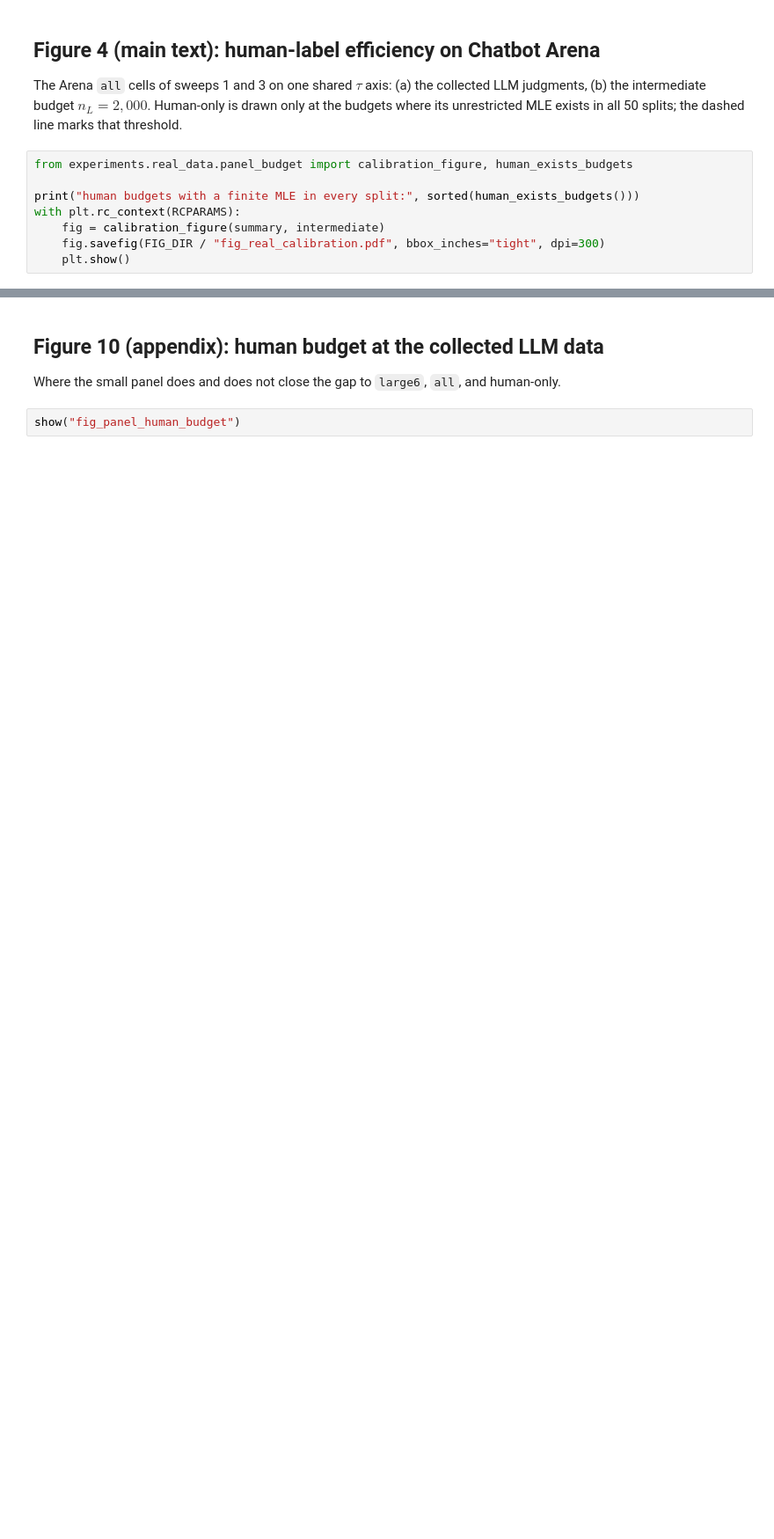
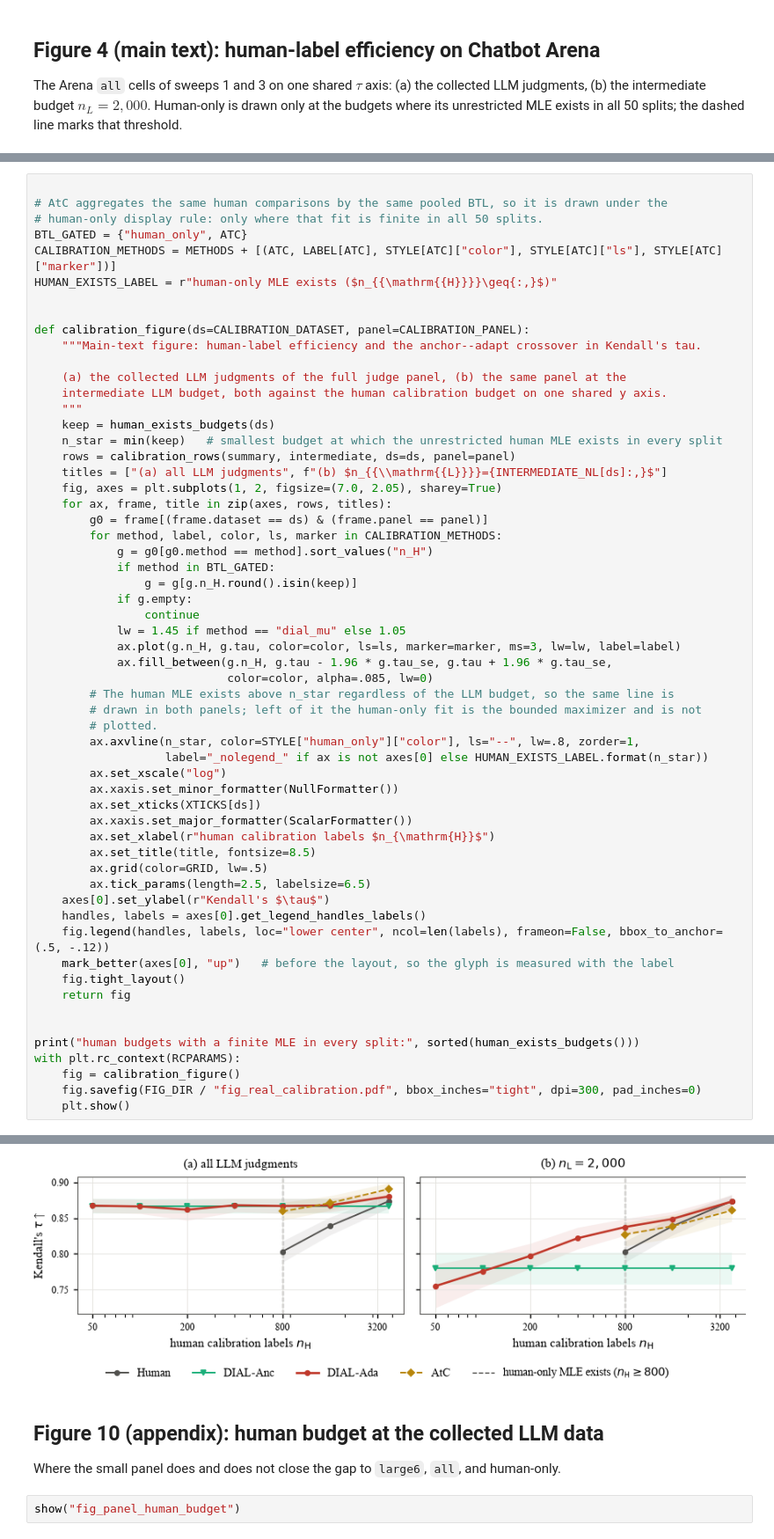
Before and after one commit to JinHongDu-Lab/DIAL, a Jupyter notebook: notebooks/3_real_data_calibration.ipynb, the cells around one changed output, grey strips where cells are left out. Shown at 88% size. Cells and saved outputs as stored; diff of their text form; blank space fills up the shorter version.

```diff
--- a/notebooks/3_real_data_calibration.ipynb
+++ b/notebooks/3_real_data_calibration.ipynb
@@ -54,11 +169,3 @@ print(f"{len(summary)} budget/llm_budget rows, {len(intermediate)} intermediate
 
 The Arena `all` cells of sweeps 1 and 3 on one shared $\tau$ axis: (a) the collected LLM judgments, (b) the intermediate budget $n_L=2{,}000$.
 Human-only is drawn only at the budgets where its unrestricted MLE exists in all 50 splits; the dashed line marks that threshold.
-# %%
-from experiments.real_data.panel_budget import calibration_figure, human_exists_budgets
-
-print("human budgets with a finite MLE in every split:", sorted(human_exists_budgets()))
-with plt.rc_context(RCPARAMS):
-    fig = calibration_figure(summary, intermediate)
-    fig.savefig(FIG_DIR / "fig_real_calibration.pdf", bbox_inches="tight", dpi=300)
-    plt.show()
@@ -67,0 +172,59 @@ human budgets with a finite MLE in every split: [800, 1600, 3802]
+# %%
+
+# AtC aggregates the same human comparisons by the same pooled BTL, so it is drawn under the
+# human-only display rule: only where that fit is finite in all 50 splits.
+BTL_GATED = {"human_only", ATC}
+CALIBRATION_METHODS = METHODS + [(ATC, LABEL[ATC], STYLE[ATC]["color"], STYLE[ATC]["ls"], STYLE[ATC]["marker"])]
+HUMAN_EXISTS_LABEL = r"human-only MLE exists ($n_{{\mathrm{{H}}}}\geq{:,}$)"
+
+
+def calibration_figure(ds=CALIBRATION_DATASET, panel=CALIBRATION_PANEL):
+    """Main-text figure: human-label efficiency and the anchor--adapt crossover in Kendall's tau.
+
+    (a) the collected LLM judgments of the full judge panel, (b) the same panel at the
+    intermediate LLM budget, both against the human calibration budget on one shared y axis.
+    """
+    keep = human_exists_budgets(ds)
+    n_star = min(keep)   # smallest budget at which the unrestricted human MLE exists in every split
+    rows = calibration_rows(summary, intermediate, ds=ds, panel=panel)
+    titles = ["(a) all LLM judgments", f"(b) $n_{{\\mathrm{{L}}}}={INTERMEDIATE_NL[ds]:,}$"]
+    fig, axes = plt.subplots(1, 2, figsize=(7.0, 2.05), sharey=True)
+    for ax, frame, title in zip(axes, rows, titles):
+        g0 = frame[(frame.dataset == ds) & (frame.panel == panel)]
+        for method, label, color, ls, marker in CALIBRATION_METHODS:
+            g = g0[g0.method == method].sort_values("n_H")
+            if method in BTL_GATED:
+                g = g[g.n_H.round().isin(keep)]
+            if g.empty:
+                continue
+            lw = 1.45 if method == "dial_mu" else 1.05
+            ax.plot(g.n_H, g.tau, color=color, ls=ls, marker=marker, ms=3, lw=lw, label=label)
+            ax.fill_between(g.n_H, g.tau - 1.96 * g.tau_se, g.tau + 1.96 * g.tau_se,
+                            color=color, alpha=.085, lw=0)
+        # The human MLE exists above n_star regardless of the LLM budget, so the same line is
+        # drawn in both panels; left of it the human-only fit is the bounded maximizer and is not
+        # plotted.
+        ax.axvline(n_star, color=STYLE["human_only"]["color"], ls="--", lw=.8, zorder=1,
+                   label="_nolegend_" if ax is not axes[0] else HUMAN_EXISTS_LABEL.format(n_star))
+        ax.set_xscale("log")
+        ax.xaxis.set_minor_formatter(NullFormatter())
+        ax.set_xticks(XTICKS[ds])
+        ax.xaxis.set_major_formatter(ScalarFormatter())
+        ax.set_xlabel(r"human calibration labels $n_{\mathrm{H}}$")
+        ax.set_title(title, fontsize=8.5)
+        ax.grid(color=GRID, lw=.5)
+        ax.tick_params(length=2.5, labelsize=6.5)
+    axes[0].set_ylabel(r"Kendall's $\tau$")
+    handles, labels = axes[0].get_legend_handles_labels()
+    fig.legend(handles, labels, loc="lower center", ncol=len(labels), frameon=False, bbox_to_anchor=(.5, -.12))
+    mark_better(axes[0], "up")   # before the layout, so the glyph is measured with the label
+    fig.tight_layout()
+    return fig
+
+
+print("human budgets with a finite MLE in every split:", sorted(human_exists_budgets()))
+with plt.rc_context(RCPARAMS):
+    fig = calibration_figure()
+    fig.savefig(FIG_DIR / "fig_real_calibration.pdf", bbox_inches="tight", dpi=300, pad_inches=0)
+    plt.show()
+# %% [output]
@@ -68,3 +232,4 @@ human budgets with a finite MLE in every split: [800, 1600, 3802]
+[figure, added]
 # %% [markdown]
 ## Figure 10 (appendix): human budget at the collected LLM data
 
```
Also changed, not shown: parts of 9 cells of this notebook, 22 other files.
